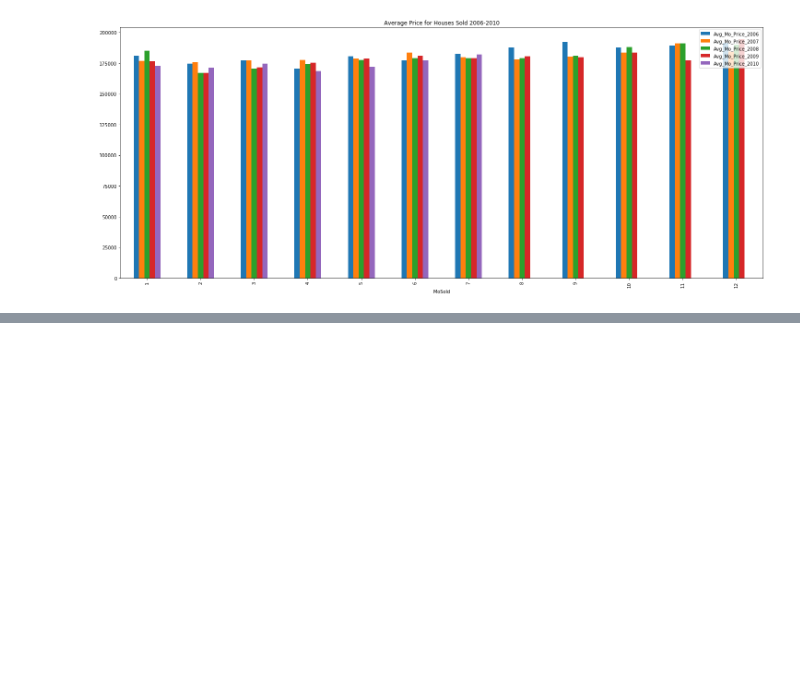
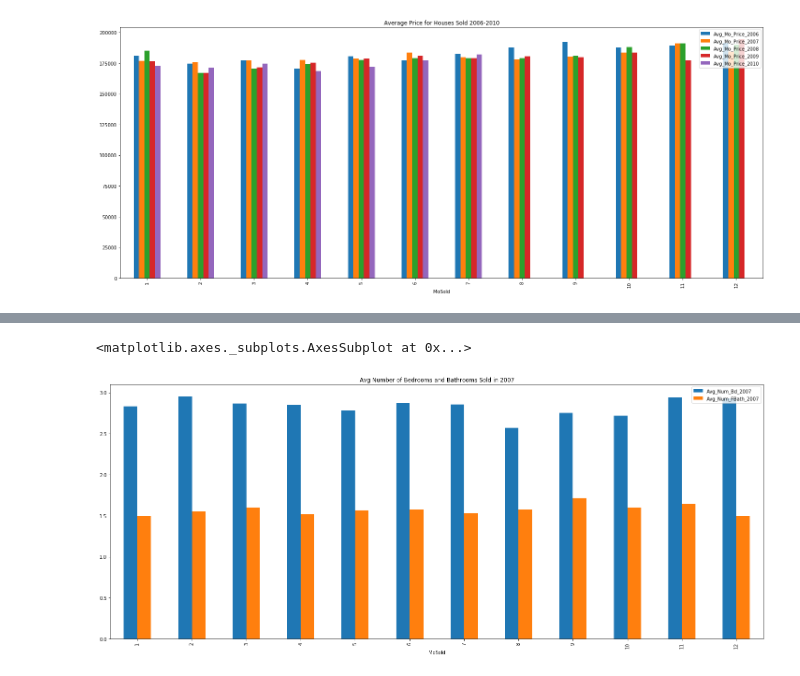
Before and after one commit to AlfredMtz/Springboard, a Jupyter notebook: amesproject.ipynb, the cells around one changed output, grey strips where cells are left out. Saved outputs shown, nothing was run; the diff lists cells and outputs as text; code cells hidden in the pictures; blank space fills up the shorter version.

```diff
--- a/amesproject.ipynb
+++ b/amesproject.ipynb
@@ -220,0 +285,20 @@ all_hprices.plot(kind='bar', figsize=(25,10),title='Average Price for Houses Sol
+# %%
+# Number of bedrooms and bathrooms in 2007
+h_drooms = h_data[h_data.YrSold == 2007]
+h_dbrooms2007 = h_drooms.groupby('MoSold').BedroomAbvGr.mean()
+h_dbrooms2007
+
+h_dbrooms2007= h_dbrooms2007.to_frame()
+h_dbrooms2007.columns = ['Avg_Num_Bd_2007']
+h_dbrooms2007
+
+h_dfbaths2007 = h_drooms.groupby('MoSold').FullBath.mean()
+h_dfbaths2007
+
+h_dfbaths2007= h_dfbaths2007.to_frame()
+h_dfbaths2007.columns = ['Avg_Num_FBath_2007']
+h_dfbaths2007
+
+
+br_and_bth2007 = pd.concat([h_dbrooms2007,h_dfbaths2007], axis=1)
+br_and_bth2007
@@ -220,0 +320,6 @@ all_hprices.plot(kind='bar', figsize=(25,10),title='Average Price for Houses Sol
+# %%
+# 2007
+br_and_bth2007.plot(kind='bar', figsize=(25,10),title='Avg Number of Bedrooms and Bathrooms Sold in 2007')
+# %% [output]
+<matplotlib.axes._subplots.AxesSubplot at 0x...>
+[figure, added]
```
Also changed, not shown: parts of 11 cells of this notebook.
